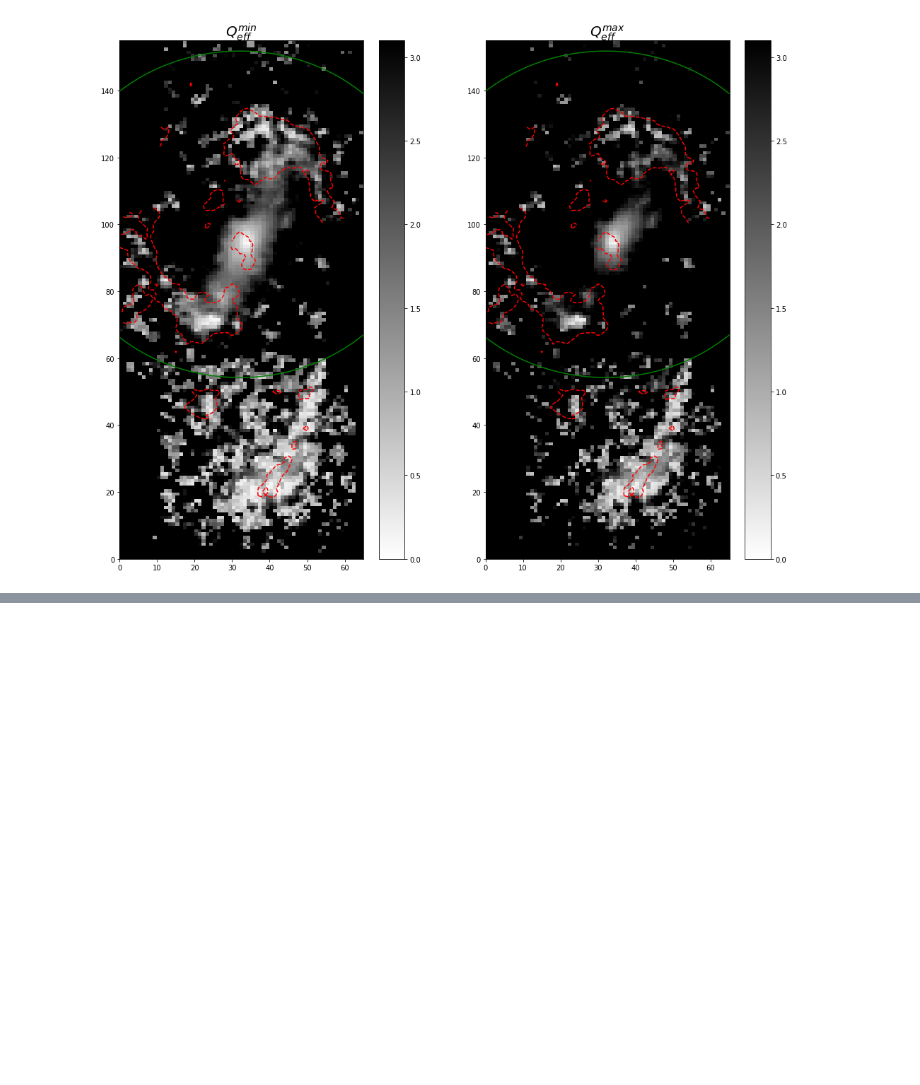
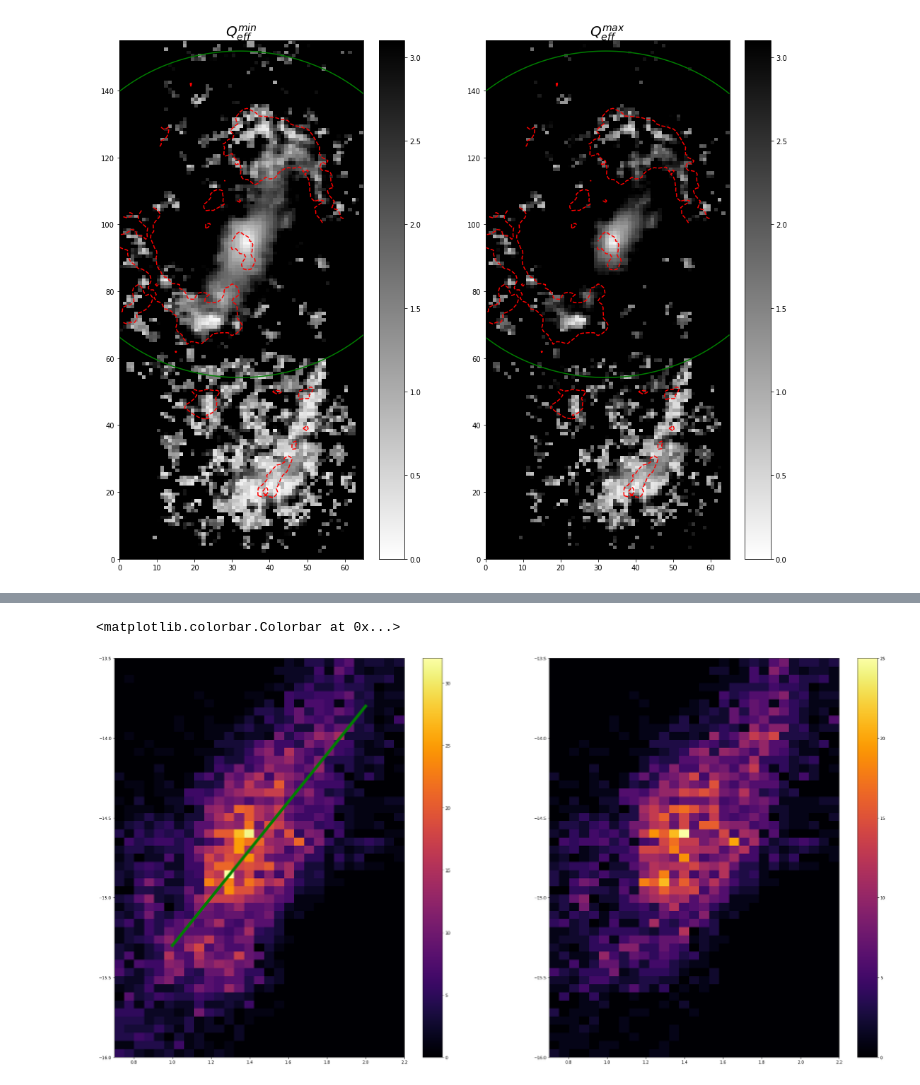
Before and after one commit to ValerieKostiuk/Course-work, a Jupyter notebook: NGC3627/Statistics.ipynb, the cells around one changed output, grey strips where cells are left out. Saved outputs shown, nothing was run; the diff lists cells and outputs as text; code cells hidden in the pictures; blank space fills up the shorter version.

```diff
--- a/NGC3627/Statistics.ipynb
+++ b/NGC3627/Statistics.ipynb
@@ -2149,0 +2174,39 @@ Text(0.5, 1.0, '$Q_{eff}^{max}$')
+# %%
+counts = np.zeros((50,30))
+counts_cut = np.zeros((50,30))
+
+for j, gas in enumerate(np.linspace(0.7, 2.2, 30)):
+    for i, hlim in enumerate(np.linspace(-16., -13.5, 50)):
+
+        for k, row in enumerate(dist_kpc):
+            for l, col in enumerate(dist_kpc[0]):
+
+                if (H_alpha[k][l] != 0.):
+                    if (gas <= np.log10(Sigma_g[k][l]) <= gas+0.05) & (hlim <= np.log10(H_alpha[k][l]) <= hlim+0.05):
+                        counts[i][j]+=1
+
+                if (dist_kpc[k][l] <= 5) & (H_alpha[k][l] != 0.):
+                    if (gas <= np.log10(Sigma_g[k][l]) <= gas+0.05) & (hlim <= np.log10(H_alpha[k][l]) <= hlim+0.05):
+                        counts_cut[i][j]+=1
+# %%
+xx, yy = np.meshgrid(np.linspace(0.7, 2.2, 30),np.linspace(-16., -13.5, 50))
+fig = plt.figure(figsize=[35, 18])
+
+plt.subplot(1,2,1)
+
+quadmesh = plt.pcolormesh(xx, yy, counts, cmap='inferno')
+#quadmesh.set_clim(vmin=0., vmax=12.5)
+a = 1.5
+b = -16.8
+#В принципе похоже на закон К-Ш со степенью N=1.5,
+#чтобы понять это точно нужно найти во сколько Sigma_SFR отличается от H_alpha
+plt.plot([1., 2.], [1.*a+b, 2.*a+b], '-', lw=7, color='g')
+plt.colorbar()
+
+plt.subplot(1,2,2)
+quadmesh = plt.pcolormesh(xx, yy, counts_cut, cmap='inferno')
+#quadmesh.set_clim(vmin=0., vmax=12.5)
+plt.colorbar()
+# %% [output]
+<matplotlib.colorbar.Colorbar at 0x...>
+[figure, added]
```
Also changed, not shown: parts of 5 cells of this notebook, 1 other file.
